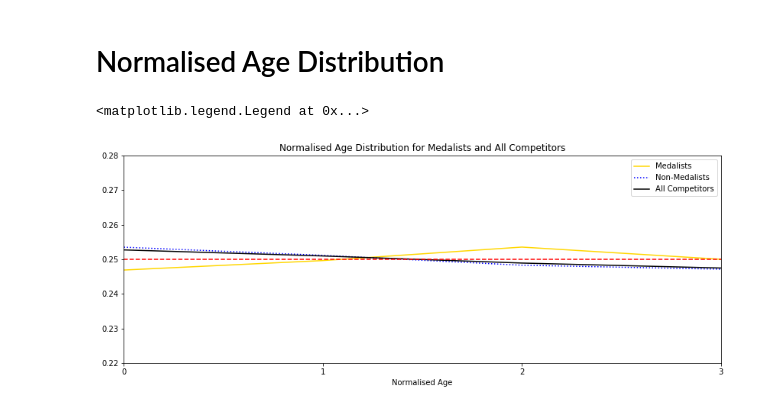
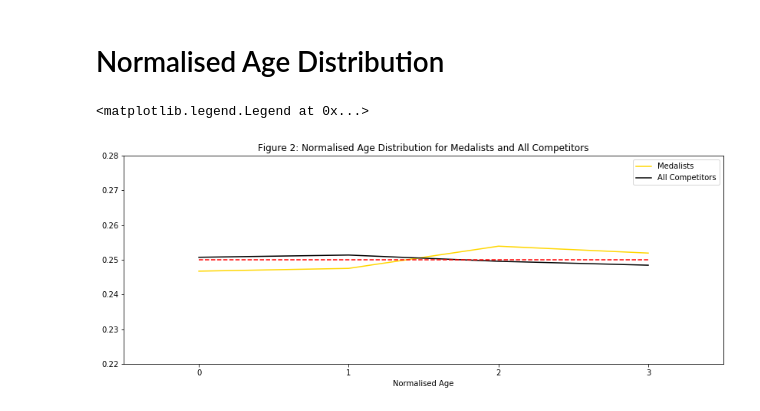
Before and after one commit to dajhutchinson/Olympic-Analysis, a Jupyter notebook: Overview Analysis.ipynb, the cells around one changed output. Drawn from its saved outputs; the diff is of its cells as text; code cells hidden in the pictures.

```diff
--- a/Overview Analysis.ipynb
+++ b/Overview Analysis.ipynb
@@ -33,6 +31,7 @@ noc_df=DataCleaner.clean_noc_regions(noc_regions_df)
 # Add Field
 athlete_df["Medalist"]=athlete_df["Medal"].isin(["gold","silver","bronze"]) # boolean for whether athlete won a medal
 athlete_df["Birth_Year"]=athlete_df["Year"]-athlete_df["Age"]
+athlete_df[["Age","Birth_Year"]]=athlete_df[["Age","Birth_Year"]].astype(int)
 # %%
 athlete_df.head()
 # %% [output]
@@ -44,0 +44,4 @@ athlete_df.head()
+# %%
+# Group data such that each athlete only has one entry
+unique_athlete_df=DataCleaner.unique_athlete(athlete_df)
+unique_athlete_df.head()
@@ -88,36 +109,35 @@ I shall now consider when an athlete was born in the olympic cycle.
 # %%
 # Determine how many years after an olympics an athlete was born
 # This is complicated by the fact that the summer & winter games were in sync until 1994
-summer_athletes=(athlete_df["Season"]=="summer")
-pre_change_winter_athletes=((athlete_df["Season"]=="winter") & (athlete_df["Birth_Year"]<1994))
-post_change_winter_athletes=((athlete_df["Season"]=="winter") & (athlete_df["Birth_Year"]>=1994))
+summer_athletes=(unique_athlete_df["Season"]=="summer")
+pre_change_winter_athletes=((unique_athlete_df["Season"]=="winter") & (unique_athlete_df["Birth_Year"]<1994))
+post_change_winter_athletes=((unique_athlete_df["Season"]=="winter") & (unique_athlete_df["Birth_Year"]>=1994))
 
-athlete_df.loc[summer_athletes,"Cycle_Age"]=(athlete_df.loc[summer_athletes,"Birth_Year"]%4)
-athlete_df.loc[pre_change_winter_athletes,"Cycle_Age"]=(athlete_df.loc[pre_change_winter_athletes,"Birth_Year"]%4)
-athlete_df.loc[post_change_winter_athletes,"Cycle_Age"]=((athlete_df.loc[post_change_winter_athletes,"Birth_Year"]-2)%4)
+unique_athlete_df.loc[summer_athletes,"Cycle_Age"]=(unique_athlete_df.loc[summer_athletes,"Birth_Year"]%4)
+unique_athlete_df.loc[pre_change_winter_athletes,"Cycle_Age"]=(unique_athlete_df.loc[pre_change_winter_athletes,"Birth_Year"]%4)
+unique_athlete_df.loc[post_change_winter_athletes,"Cycle_Age"]=((unique_athlete_df.loc[post_change_winter_athletes,"Birth_Year"]-2)%4)
 # %%
-medalists=athlete_df[athlete_df["Medalist"]]["Cycle_Age"].value_counts(normalize=True).sort_index()
-non_medalists=athlete_df[~athlete_df["Medalist"]]["Cycle_Age"].value_counts(normalize=True).sort_index()
-competitors=athlete_df["Cycle_Age"].value_counts(normalize=True).sort_index()
+medalists=unique_athlete_df[unique_athlete_df["Medalist"]]["Cycle_Age"].value_counts(normalize=True).sort_index()
+competitors=unique_athlete_df["Cycle_Age"].value_counts(normalize=True).sort_index()
 
 fig,axes=plt.subplots(figsize=(14,5),nrows=1,ncols=1)
 # kde plot of age distribution for medal winners against non-winners
 # suggests medal winners are slightly older
-xlims=(0,3)
+xlims=(-.5,3.5)
 x_tick_labels=range(0,4)
 ylims=(.22,.28)
 y_tick_labels=[x/100 for x in range(int(100*ylims[0]),int(100*ylims[1])+1,1)]
 
 # Plot data for all athletes
 medalists.plot(ax=axes,ylim=ylims,xlim=xlims,label="Medalists",c="gold")
-non_medalists.plot(ax=axes,ylim=ylims,xlim=xlims,label="Non-Medalists",c="blue",ls=":")
 competitors.plot(ax=axes,ylim=ylims,xlim=xlims,label="All Competitors",c="black")
-axes.set_title("Normalised Age Distribution for Medalists and All Competitors")
-axes.axhline(.25,color="red",ls="--")
+
+axes.set_title("Figure 2: Normalised Age Distribution for Medalists and All Competitors")
+axes.axhline(y=.25,xmin=.125,xmax=.875,color="red",ls="--")
 axes.set_xlabel("Normalised Age")
 axes.set_xticks(x_tick_labels)
 axes.set_yticks(y_tick_labels)
 axes.legend()
 # %% [output]
 <matplotlib.legend.Legend at 0x...>
-[figure, old version]
+[figure, new version]
```
Also changed, not shown: parts of 18 cells of this notebook, 1 other file.
